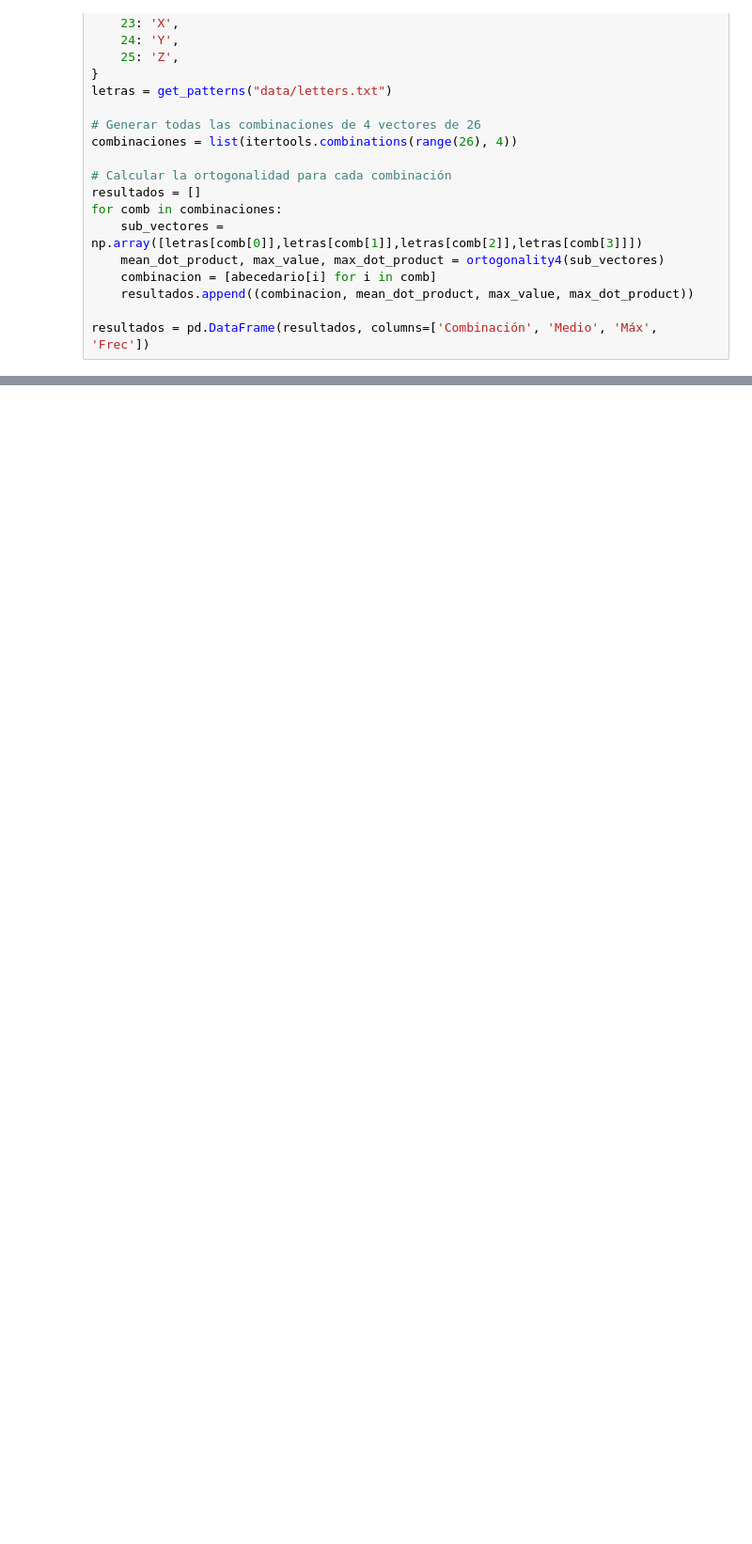
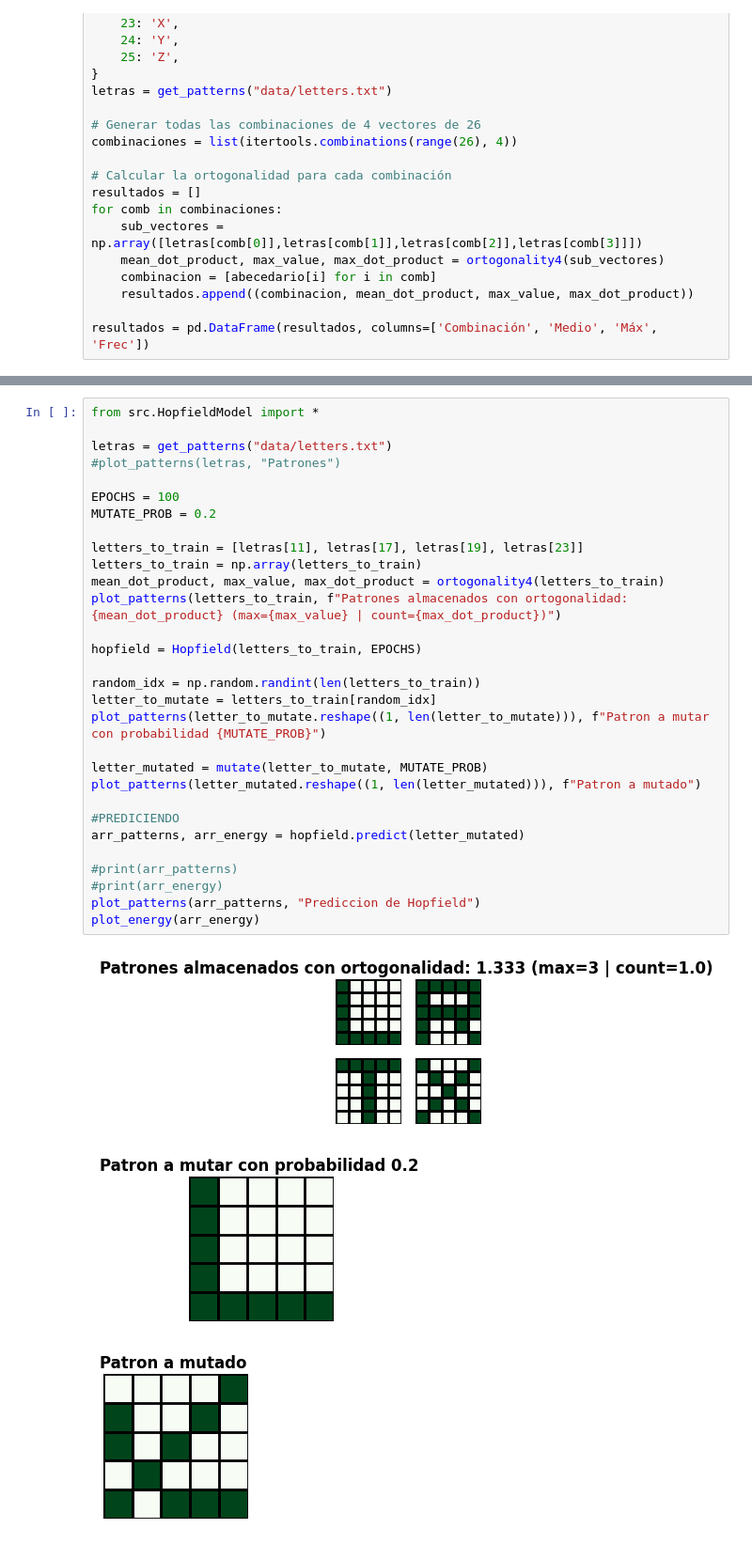
Before and after one commit to marianopm/sia-tp4-2, a Jupyter notebook: hopfield-ortogonalidad.ipynb, the cells around one changed output, grey strips where cells are left out. Shown: that part at 94% size. Drawn from its saved outputs; the diff is of its cells as text; blank space fills up the shorter version.

Commit message:
probando hopfield en diferentes ortogonalidades

```diff
--- a/hopfield-ortogonalidad.ipynb
+++ b/hopfield-ortogonalidad.ipynb
@@ -67,0 +68,34 @@ resultados.tail(5)
+# %%
+from src.HopfieldModel import *
+
+letras = get_patterns("data/letters.txt")
+#plot_patterns(letras, "Patrones")
+
+EPOCHS = 100
+MUTATE_PROB = 0.2
+
+letters_to_train = [letras[11], letras[17], letras[19], letras[23]]
+letters_to_train = np.array(letters_to_train)
+mean_dot_product, max_value, max_dot_product = ortogonality4(letters_to_train)
+plot_patterns(letters_to_train, f"Patrones almacenados con ortogonalidad: {mean_dot_product} (max={max_value} | count={max_dot_product})")
+
+hopfield = Hopfield(letters_to_train, EPOCHS)
+
+random_idx = np.random.randint(len(letters_to_train))
+letter_to_mutate = letters_to_train[random_idx]
+plot_patterns(letter_to_mutate.reshape((1, len(letter_to_mutate))), f"Patron a mutar con probabilidad {MUTATE_PROB}")
+
+letter_mutated = mutate(letter_to_mutate, MUTATE_PROB)
+plot_patterns(letter_mutated.reshape((1, len(letter_mutated))), f"Patron a mutado")
+
+#PREDICIENDO
+arr_patterns, arr_energy = hopfield.predict(letter_mutated)
+
+#print(arr_patterns)
+#print(arr_energy)
+plot_patterns(arr_patterns, "Prediccion de Hopfield")
+plot_energy(arr_energy)
+# %% [output]
+[figure, added]
+[figure, added]
+[figure, added]
```
Also changed, not shown: parts of 3 cells of this notebook.
